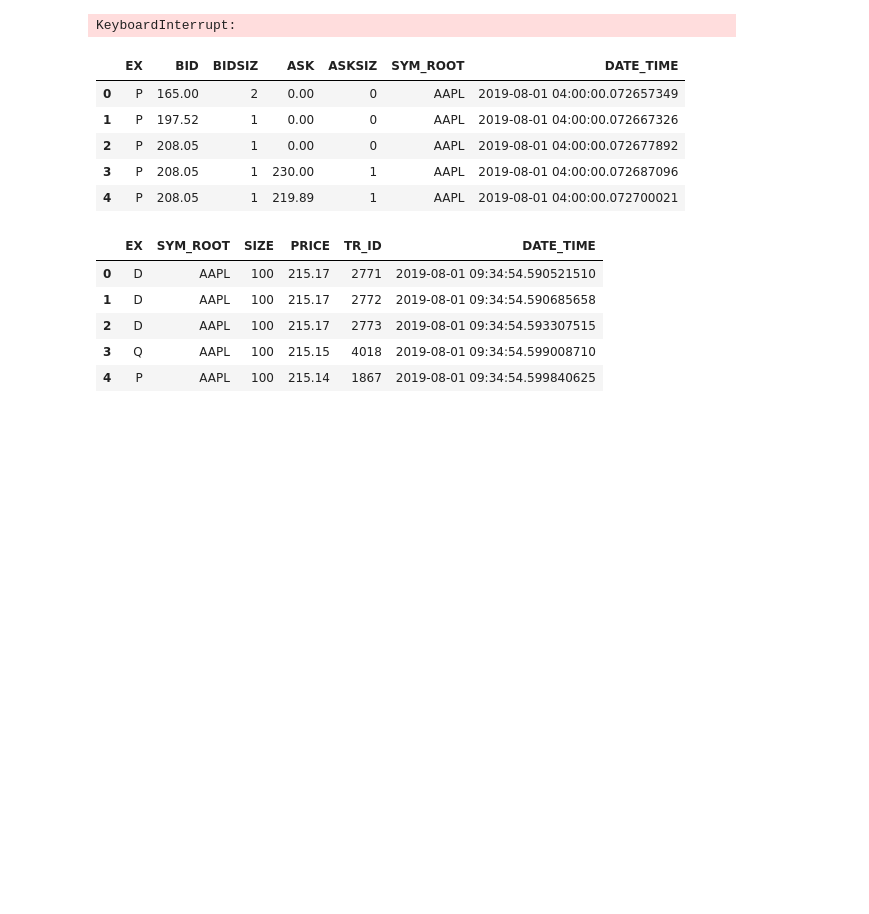
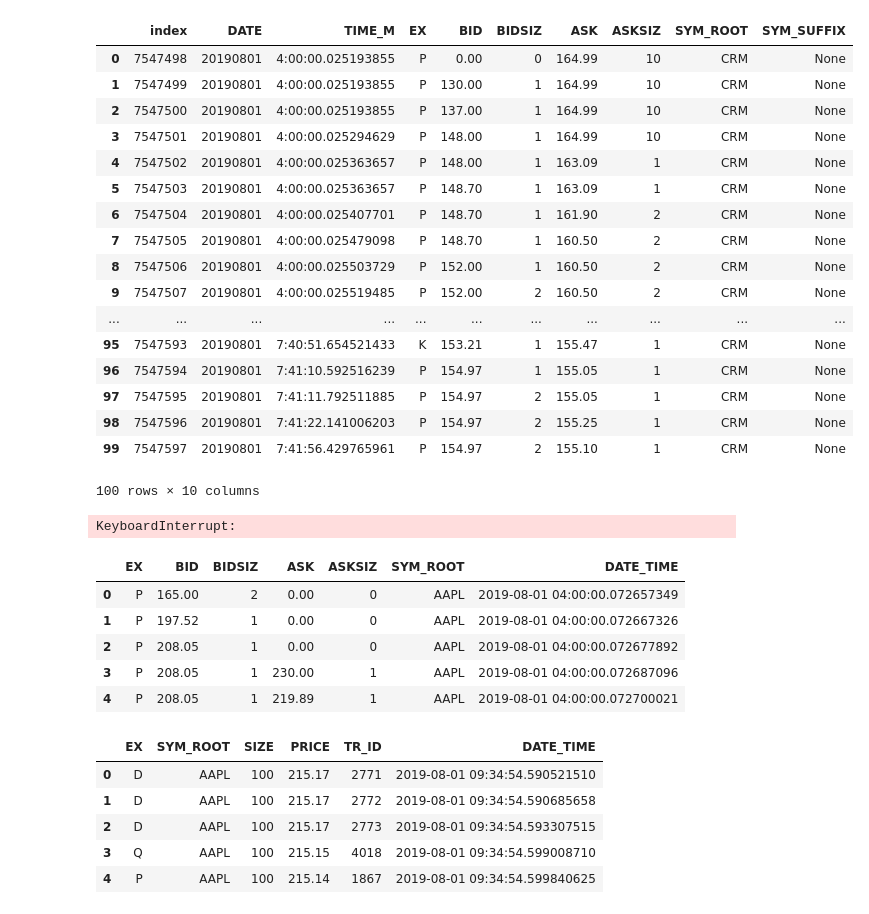
Before and after one commit to anirudhramesh/qets_project, a Jupyter notebook: Analysis - SQL.ipynb, the cells around one changed output. Saved outputs shown, nothing was run; the diff lists cells and outputs as text; code cells hidden in the pictures; blank space fills up the shorter version.

```diff
--- a/Analysis - SQL.ipynb
+++ b/Analysis - SQL.ipynb
@@ -4,3 +25,26 @@ from sqlalchemy import create_engine
+# %%
+disk_engine = create_engine('sqlite:///archive/taq_aug_2019.db')
+
+pd.read_sql('SELECT * FROM quotes_CRM LIMIT 100', disk_engine)
+# %% [output]
+|  | index | DATE | TIME_M | EX | BID | BIDSIZ | ASK | ASKSIZ | SYM_ROOT | SYM_SUFFIX |
+| 0 | 7547498 | 20190801 | 4:00:00.025193855 | P | 0.00 | 0 | 164.99 | 10 | CRM | None |
+| 1 | 7547499 | 20190801 | 4:00:00.025193855 | P | 130.00 | 1 | 164.99 | 10 | CRM | None |
+| 2 | 7547500 | 20190801 | 4:00:00.025193855 | P | 137.00 | 1 | 164.99 | 10 | CRM | None |
+| 3 | 7547501 | 20190801 | 4:00:00.025294629 | P | 148.00 | 1 | 164.99 | 10 | CRM | None |
+| 4 | 7547502 | 20190801 | 4:00:00.025363657 | P | 148.00 | 1 | 163.09 | 1 | CRM | None |
+| 5 | 7547503 | 20190801 | 4:00:00.025363657 | P | 148.70 | 1 | 163.09 | 1 | CRM | None |
+| 6 | 7547504 | 20190801 | 4:00:00.025407701 | P | 148.70 | 1 | 161.90 | 2 | CRM | None |
+| 7 | 7547505 | 20190801 | 4:00:00.025479098 | P | 148.70 | 1 | 160.50 | 2 | CRM | None |
+| 8 | 7547506 | 20190801 | 4:00:00.025503729 | P | 152.00 | 1 | 160.50 | 2 | CRM | None |
+| 9 | 7547507 | 20190801 | 4:00:00.025519485 | P | 152.00 | 2 | 160.50 | 2 | CRM | None |
+| ... | ... | ... | ... | ... | ... | ... | ... | ... | ... | ... |
+| 95 | 7547593 | 20190801 | 7:40:51.654521433 | K | 153.21 | 1 | 155.47 | 1 | CRM | None |
+| 96 | 7547594 | 20190801 | 7:41:10.592516239 | P | 154.97 | 1 | 155.05 | 1 | CRM | None |
+| 97 | 7547595 | 20190801 | 7:41:11.792511885 | P | 154.97 | 2 | 155.05 | 1 | CRM | None |
+| 98 | 7547596 | 20190801 | 7:41:22.141006203 | P | 154.97 | 2 | 155.25 | 1 | CRM | None |
+| 99 | 7547597 | 20190801 | 7:41:56.429765961 | P | 154.97 | 2 | 155.10 | 1 | CRM | None |
+100 rows × 10 columns
 # %%
 quotes = pd.read_csv('taq_aug_2019_quotes/AAPL.csv', nrows=1000000)
 quotes['DATE_TIME'] = quotes.DATE.astype(str) + ' ' + quotes.TIME_M.astype(str)
```
Also changed, not shown: parts of 1 cell of this notebook, 11 other files.
